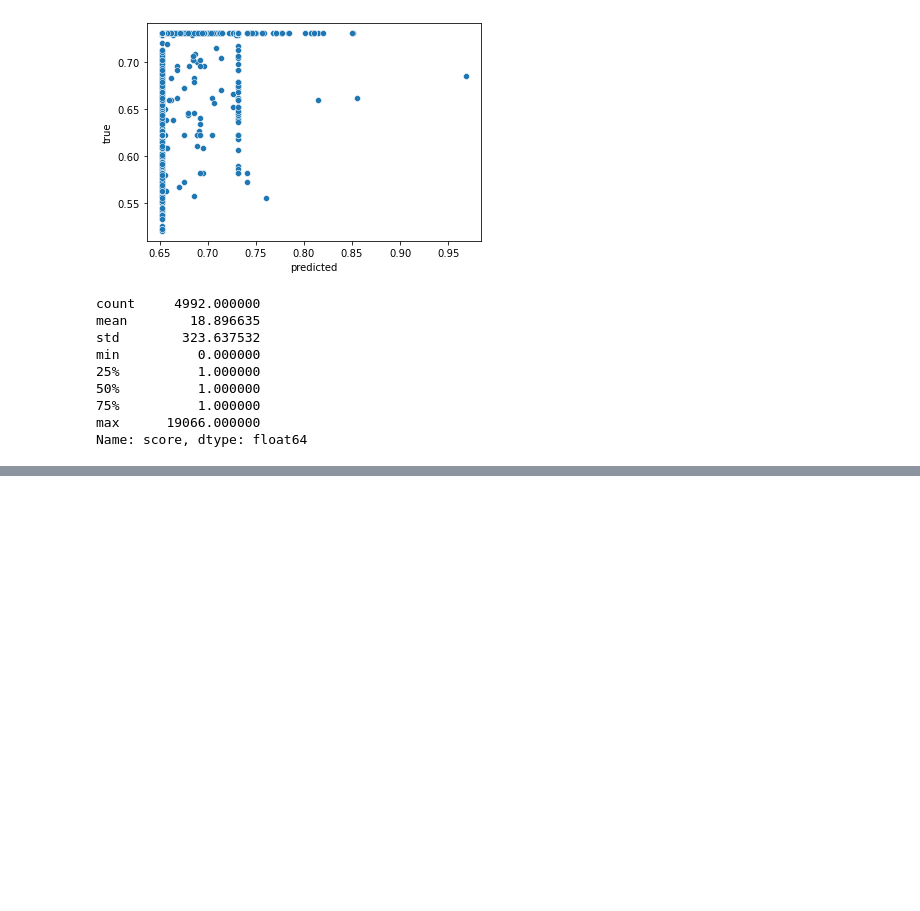
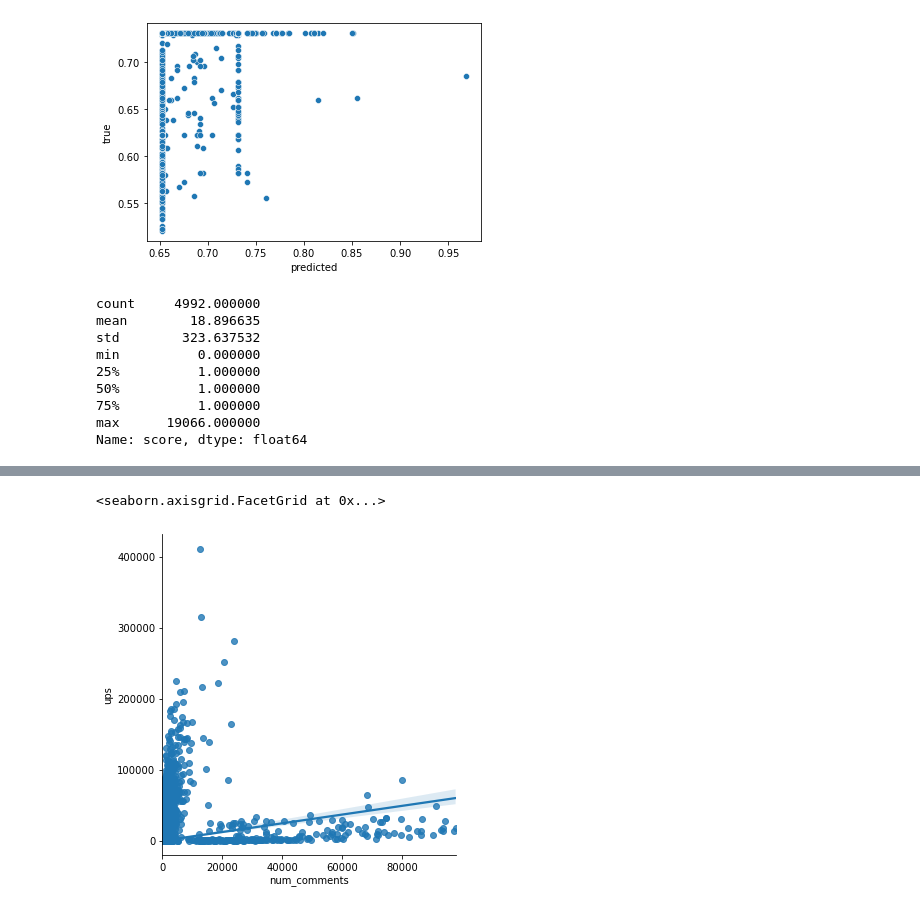
Before and after one commit to ElleNajt/ErdosInstitute-SIG_Project, a Jupyter notebook: Sandbox/ExploratoryDataAnalysis.ipynb, the cells around one changed output, grey strips where cells are left out. Saved outputs shown, nothing was run; the diff lists cells and outputs as text; code cells hidden in the pictures; blank space fills up the shorter version.

```diff
--- a/Sandbox/ExploratoryDataAnalysis.ipynb
+++ b/Sandbox/ExploratoryDataAnalysis.ipynb
@@ -267,0 +263,6 @@ NameError: name 'wsb_text' is not defined
+# %%
+
+sns.lmplot(data = wsb, x = 'num_comments', y = 'ups')
+# %% [output]
+<seaborn.axisgrid.FacetGrid at 0x...>
+[figure, added]
```
Also changed, not shown: parts of 10 cells of this notebook, 10 other files.
